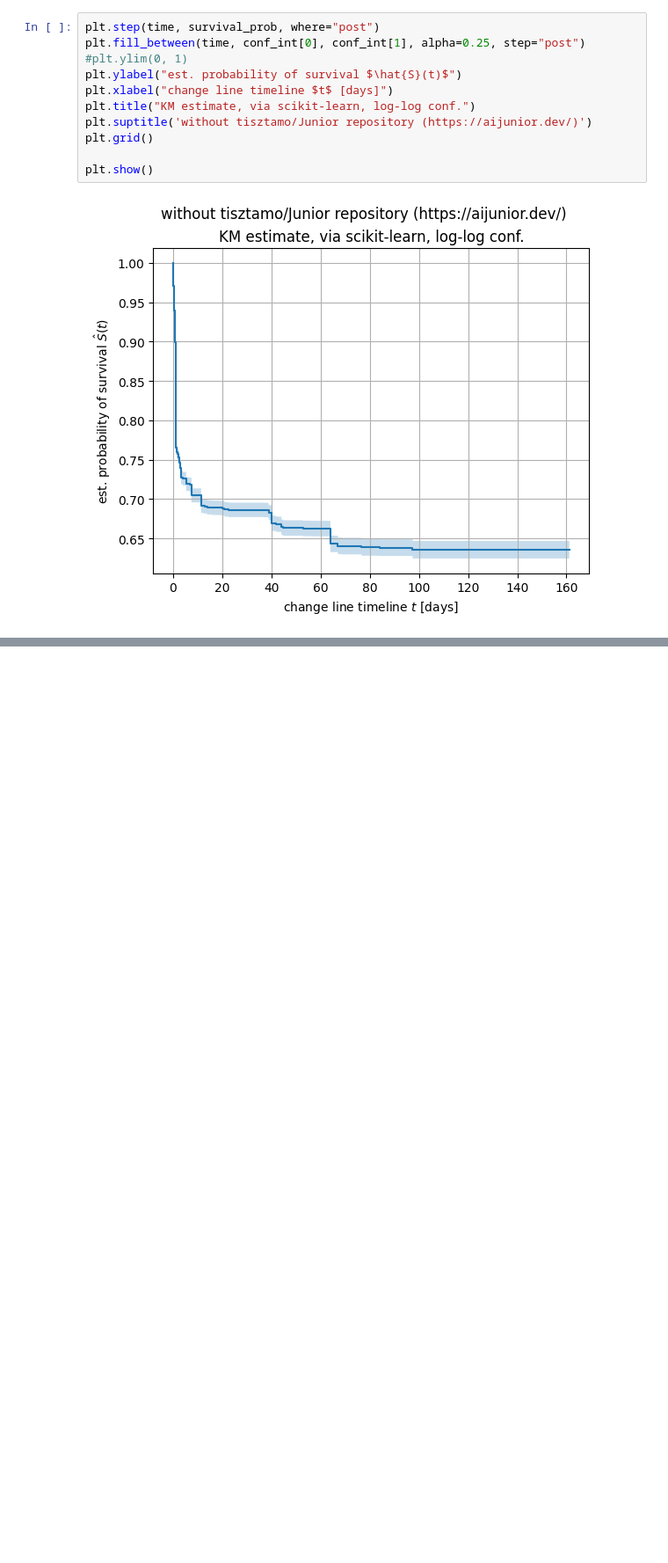
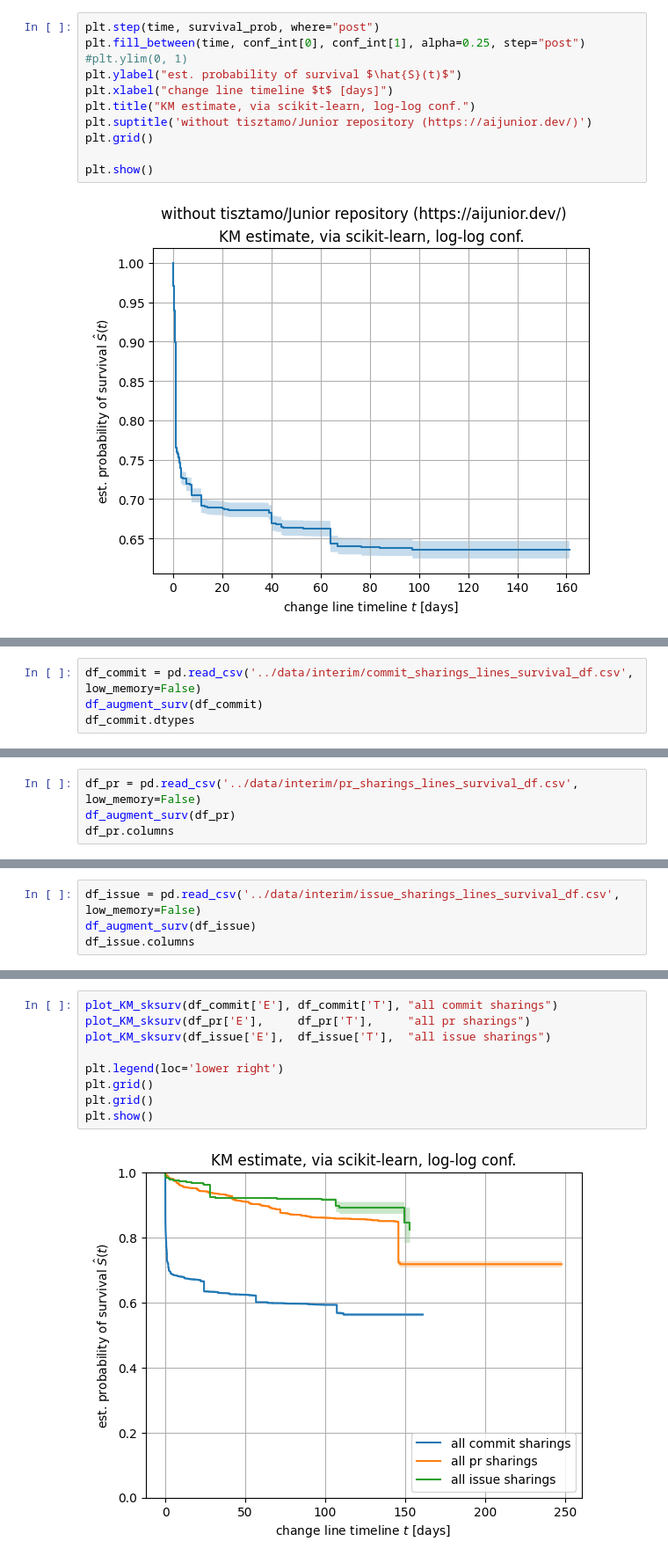
Before and after one commit to ncusi/MSR_Challenge_2024, a Jupyter notebook: notebooks/analyze_changes_survival.ipynb, the cells around one changed output, grey strips where cells are left out. Shown at 88% size. Saved outputs shown, nothing was run; the diff lists cells and outputs as text; blank space fills up the shorter version.

```diff
--- a/notebooks/analyze_changes_survival.ipynb
+++ b/notebooks/analyze_changes_survival.ipynb
@@ -682,0 +762,4 @@ plt.show()
+# %%
+df_commit = pd.read_csv('../data/interim/commit_sharings_lines_survival_df.csv', low_memory=False)
+df_augment_surv(df_commit)
+df_commit.dtypes
@@ -682,0 +784,4 @@ plt.show()
+# %%
+df_pr = pd.read_csv('../data/interim/pr_sharings_lines_survival_df.csv', low_memory=False)
+df_augment_surv(df_pr)
+df_pr.columns
@@ -682,0 +799,4 @@ plt.show()
+# %%
+df_issue = pd.read_csv('../data/interim/issue_sharings_lines_survival_df.csv', low_memory=False)
+df_augment_surv(df_issue)
+df_issue.columns
@@ -682,0 +822,11 @@ plt.show()
+# %%
+plot_KM_sksurv(df_commit['E'], df_commit['T'], "all commit sharings")
+plot_KM_sksurv(df_pr['E'],     df_pr['T'],     "all pr sharings")
+plot_KM_sksurv(df_issue['E'],  df_issue['T'],  "all issue sharings")
+
+plt.legend(loc='lower right')
+plt.grid()
+plt.grid()
+plt.show()
+# %% [output]
+[figure, added]
```
Also changed, not shown: parts of 14 cells of this notebook.
